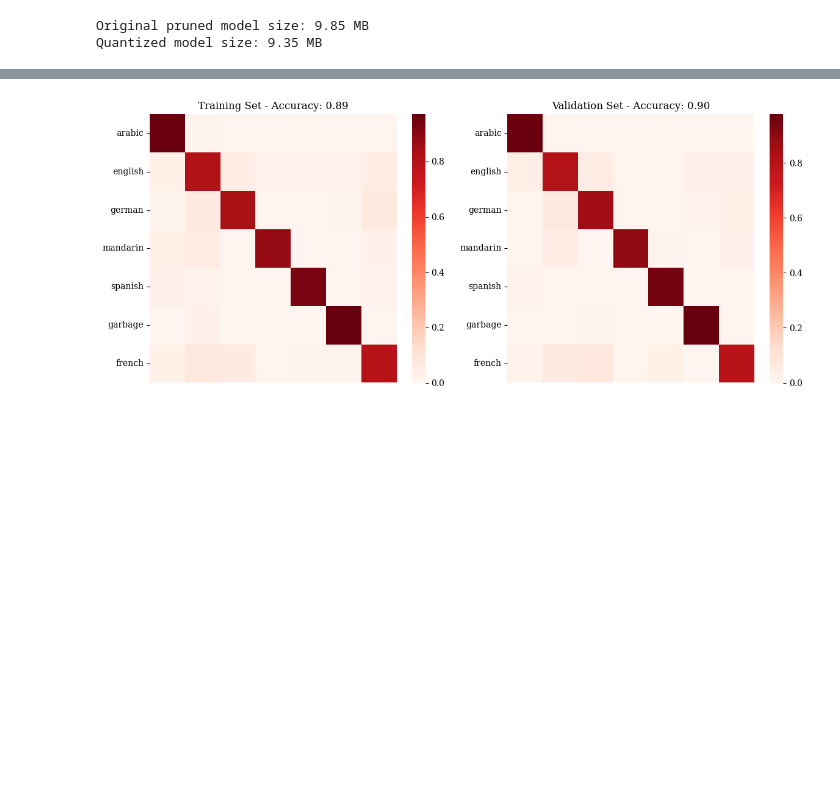
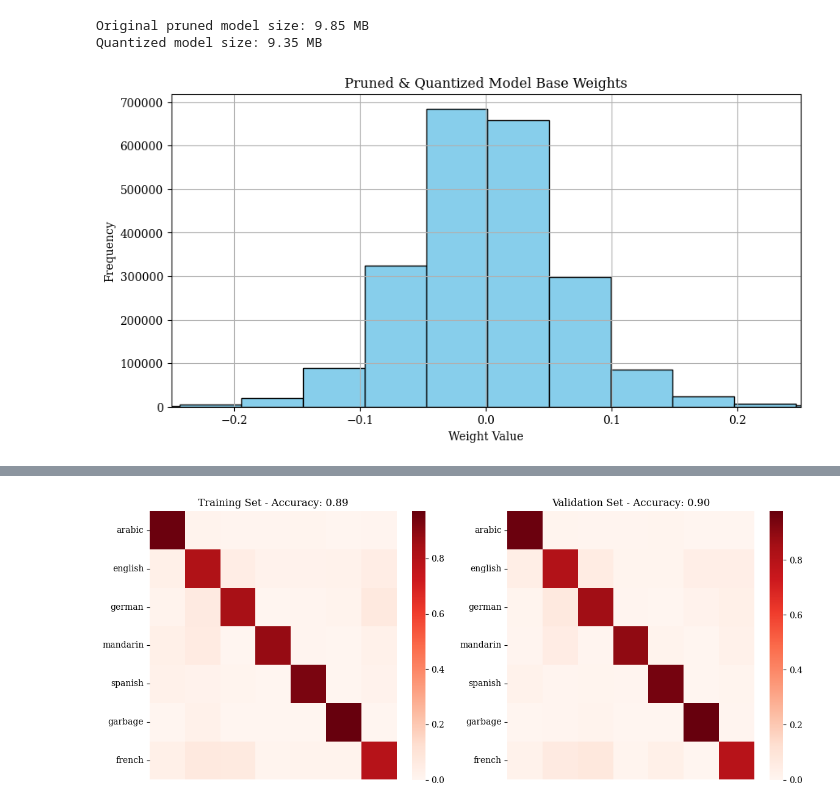
Before and after one commit to DarthHaxo/ENDG511_Final_Project, a Jupyter notebook: ENDG511_Final_Project_prune&quant_good.ipynb, the cells around one changed output, grey strips where cells are left out. Saved outputs shown, nothing was run; the diff lists cells and outputs as text; code cells hidden in the pictures; blank space fills up the shorter version.

```diff
--- a/ENDG511_Final_Project_prune&quant_good.ipynb
+++ b/ENDG511_Final_Project_prune&quant_good.ipynb
@@ -1669,6 +1644,11 @@ print(f"Quantized model size: {quantized_size:.2f} MB")
 # %% [output]
 Original pruned model size: 9.85 MB
 Quantized model size: 9.35 MB
+# %%
+model_pruned_quant = torch.load(r'/Users/SeleemB/Desktop/ENDG511_Final_Project/models/quantized_iterative_pruned_model.pth')
+plot_weight_histogram(model_pruned_quant, title="Pruned & Quantized Model Base Weights")
+# %% [output]
+[figure, added]
 # %%
 import random
 class LanguageDataset(Dataset):
```
Also changed, not shown: parts of 13 cells of this notebook, 6 other files.
